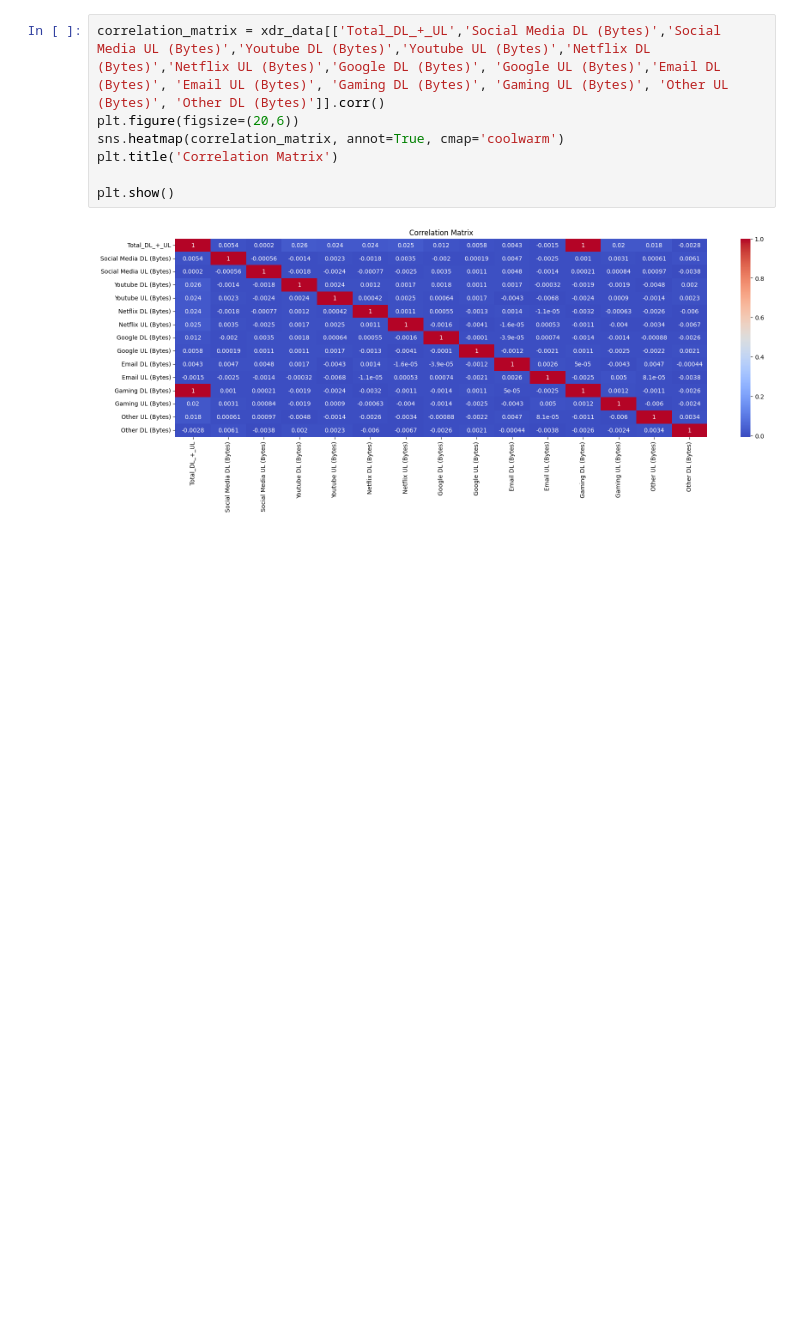
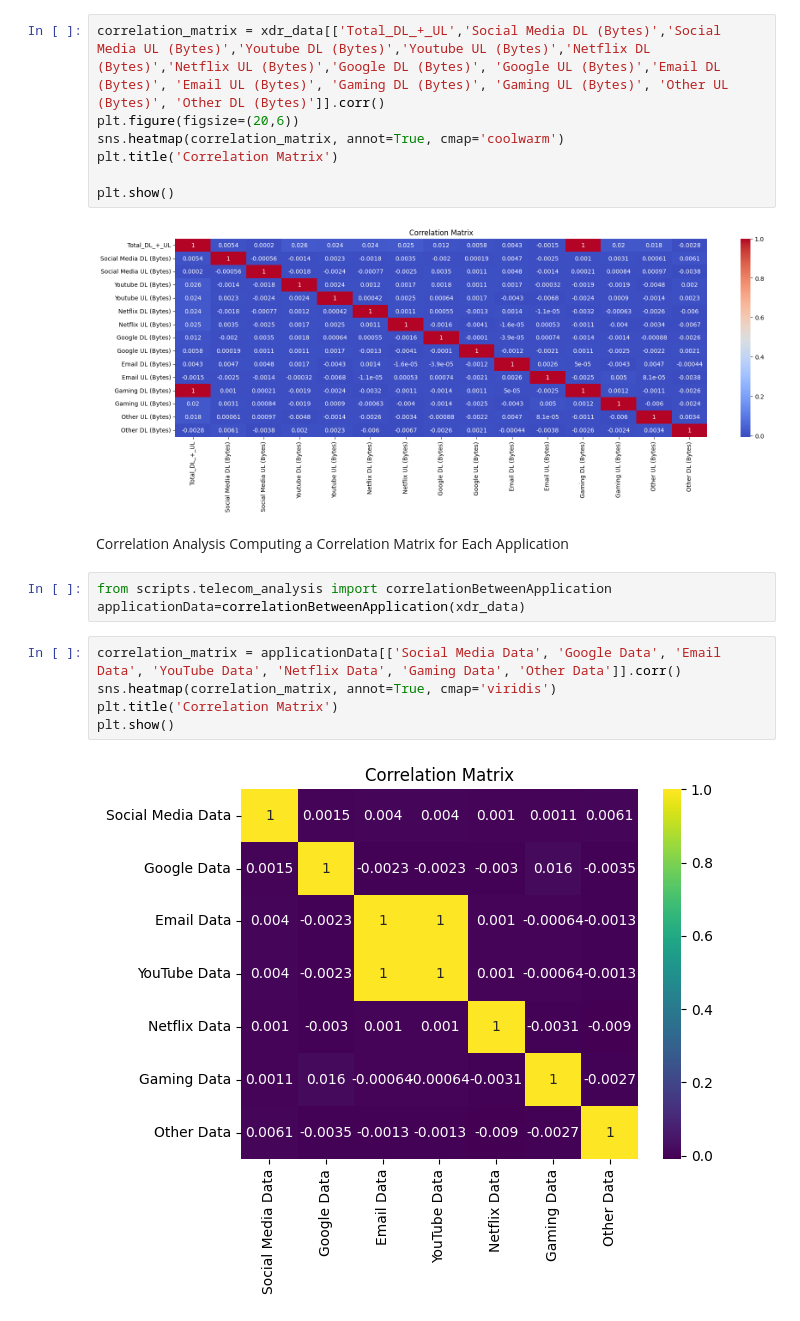
Before and after one commit to hanaDemma/TellCo-Telecom-Analysis-Week-2, a Jupyter notebook: notebooks/telecom_data_analysis.ipynb, the cells around one changed output. Drawn from its saved outputs; the diff is of its cells as text; blank space fills up the shorter version.

Commit message:
Correlation Analysis

```diff
--- a/notebooks/telecom_data_analysis.ipynb
+++ b/notebooks/telecom_data_analysis.ipynb
@@ -468,3 +468,16 @@ plt.title('Correlation Matrix')
 plt.show()
 # %% [output]
 [figure]
+# %% [markdown]
+Correlation Analysis
+Computing a Correlation Matrix for Each Application
+# %%
+from scripts.telecom_analysis import correlationBetweenApplication
+applicationData=correlationBetweenApplication(xdr_data)
+# %%
+correlation_matrix = applicationData[['Social Media Data', 'Google Data', 'Email Data', 'YouTube Data', 'Netflix Data', 'Gaming Data', 'Other Data']].corr()
+sns.heatmap(correlation_matrix, annot=True, cmap='viridis')
+plt.title('Correlation Matrix')
+plt.show()
+# %% [output]
+[figure, added]
```
Also changed, not shown: 1 other file.
